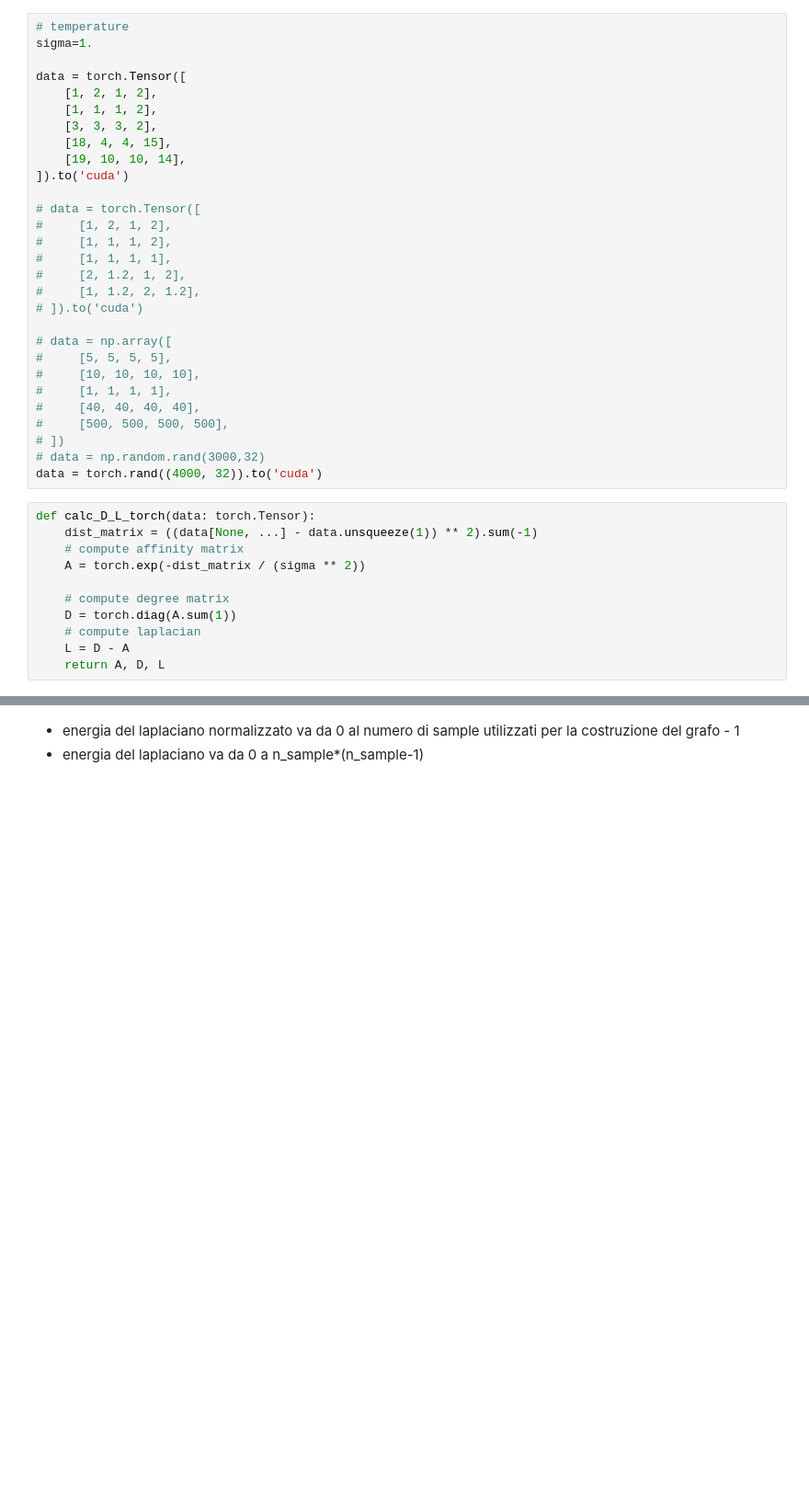
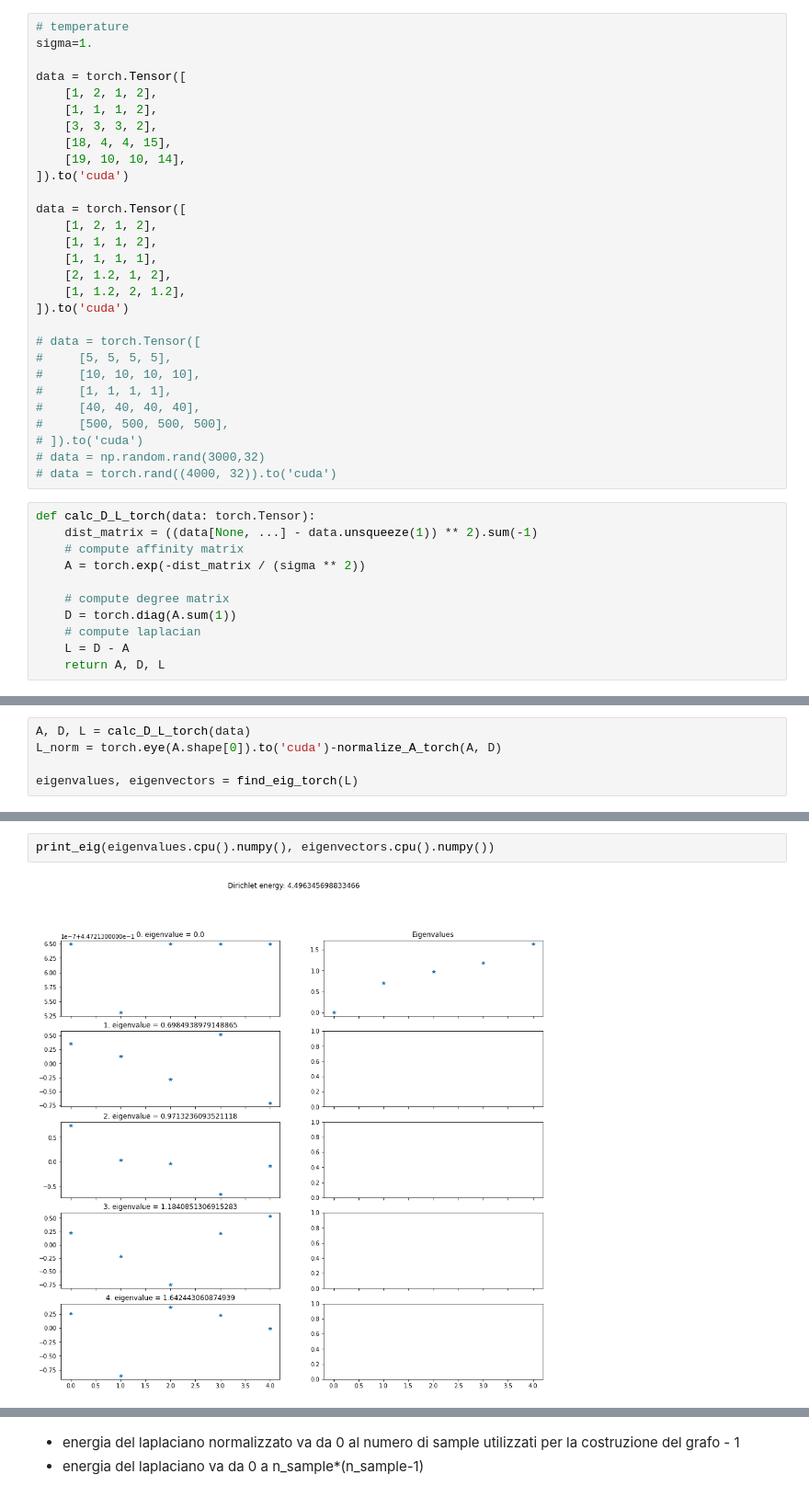
Before and after one commit to ema-frasca/canomaly, a Jupyter notebook: notebooks/spectral_analysis_mock.ipynb, the cells around one changed output, grey strips where cells are left out. Shown at 92% size. Saved outputs shown, nothing was run; the diff lists cells and outputs as text; blank space fills up the shorter version.

```diff
--- a/notebooks/spectral_analysis_mock.ipynb
+++ b/notebooks/spectral_analysis_mock.ipynb
@@ -118,23 +138,23 @@ data = torch.Tensor([
     [19, 10, 10, 14],
 ]).to('cuda')
 
+data = torch.Tensor([
+    [1, 2, 1, 2],
+    [1, 1, 1, 2],
+    [1, 1, 1, 1],
+    [2, 1.2, 1, 2],
+    [1, 1.2, 2, 1.2],
+]).to('cuda')
+
 # data = torch.Tensor([
-#     [1, 2, 1, 2],
-#     [1, 1, 1, 2],
-#     [1, 1, 1, 1],
-#     [2, 1.2, 1, 2],
-#     [1, 1.2, 2, 1.2],
-# ]).to('cuda')
-
-# data = np.array([
 #     [5, 5, 5, 5],
 #     [10, 10, 10, 10],
 #     [1, 1, 1, 1],
 #     [40, 40, 40, 40],
 #     [500, 500, 500, 500],
-# ])
+# ]).to('cuda')
 # data = np.random.rand(3000,32)
-data = torch.rand((4000, 32)).to('cuda')
+# data = torch.rand((4000, 32)).to('cuda')
 # %%
 def calc_D_L_torch(data: torch.Tensor):
     dist_matrix = ((data[None, ...] - data.unsqueeze(1)) ** 2).sum(-1)
@@ -157,0 +275,5 @@ print_eig(eigenvalues.cpu().numpy(), eigenvectors.cpu().numpy())
+# %%
+A, D, L = calc_D_L_torch(data)
+L_norm = torch.eye(A.shape[0]).to('cuda')-normalize_A_torch(A, D)
+
+eigenvalues, eigenvectors = find_eig_torch(L)
@@ -157,0 +284,4 @@ print_eig(eigenvalues.cpu().numpy(), eigenvectors.cpu().numpy())
+# %%
+print_eig(eigenvalues.cpu().numpy(), eigenvectors.cpu().numpy())
+# %% [output]
+[figure, added]
```
Also changed, not shown: parts of 23 cells of this notebook, 1 other file.
